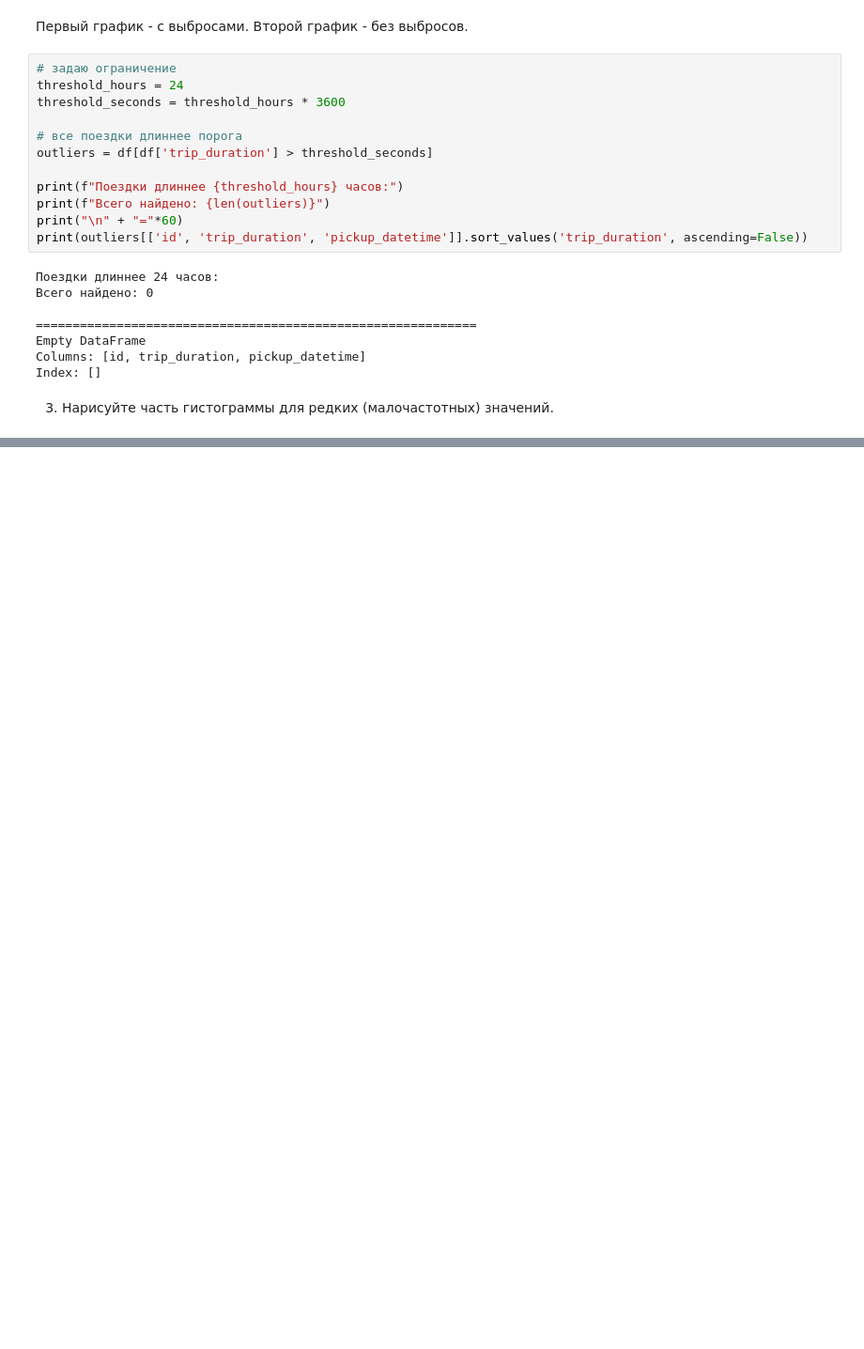
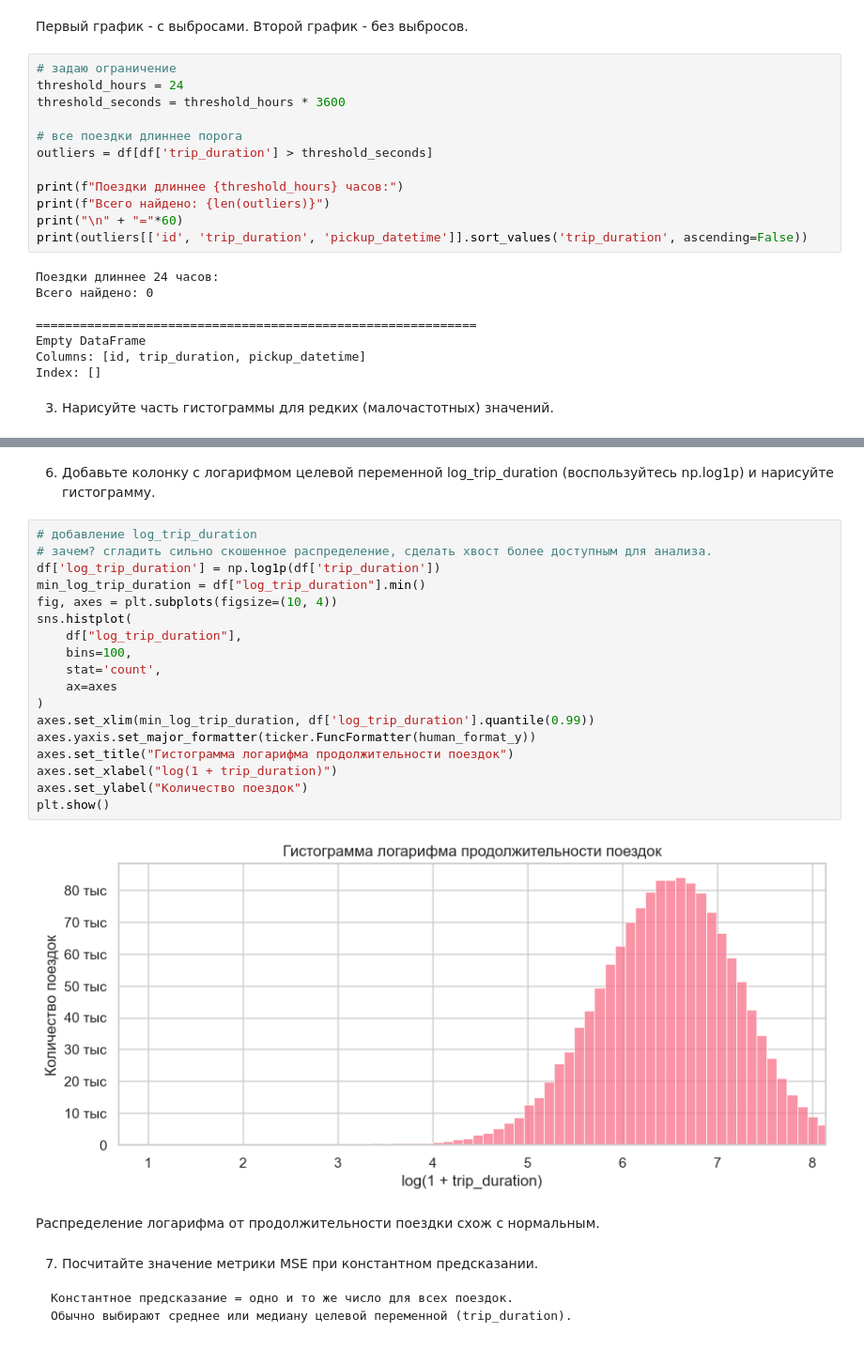
Before and after one commit to FirstVlad99/machine-learning, a Jupyter notebook: lab1.ipynb, the cells around one changed output, grey strips where cells are left out. Shown at 94% size. Drawn from its saved outputs; the diff is of its cells as text; blank space fills up the shorter version.

````diff
--- a/lab1.ipynb
+++ b/lab1.ipynb
@@ -239,0 +217,30 @@ plt.show()
+# %% [markdown]
+6. Добавьте колонку с логарифмом целевой переменной log_trip_duration  (воспользуйтесь np.log1p) и нарисуйте гистограмму.
+# %%
+# добавление log_trip_duration
+# зачем? сгладить сильно скошенное распределение, сделать хвост более доступным для анализа.
+df['log_trip_duration'] = np.log1p(df['trip_duration'])
+min_log_trip_duration = df["log_trip_duration"].min()
+fig, axes = plt.subplots(figsize=(10, 4))
+sns.histplot(
+    df["log_trip_duration"],
+    bins=100,
+    stat='count',
+    ax=axes
+)
+axes.set_xlim(min_log_trip_duration, df['log_trip_duration'].quantile(0.99))
+axes.yaxis.set_major_formatter(ticker.FuncFormatter(human_format_y))
+axes.set_title("Гистограмма логарифма продолжительности поездок")
+axes.set_xlabel("log(1 + trip_duration)")
+axes.set_ylabel("Количество поездок")
+plt.show()
+# %% [output]
+[figure, added]
+# %% [markdown]
+Распределение логарифма от продолжительности поездки схож с нормальным.
+# %% [markdown]
+7. Посчитайте значение метрики MSE при константном предсказании.
+```
+Константное предсказание = одно и то же число для всех поездок.
+Обычно выбирают среднее или медиану целевой переменной (trip_duration).
+```
````
Also changed, not shown: parts of 73 cells of this notebook, 5 other files.
